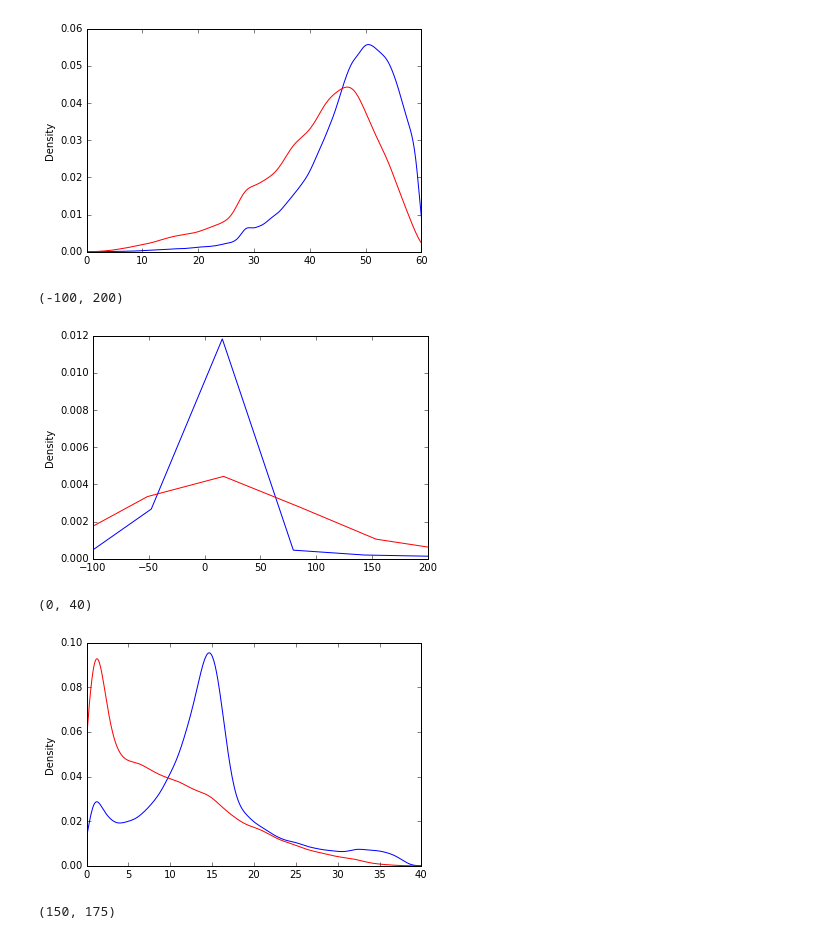
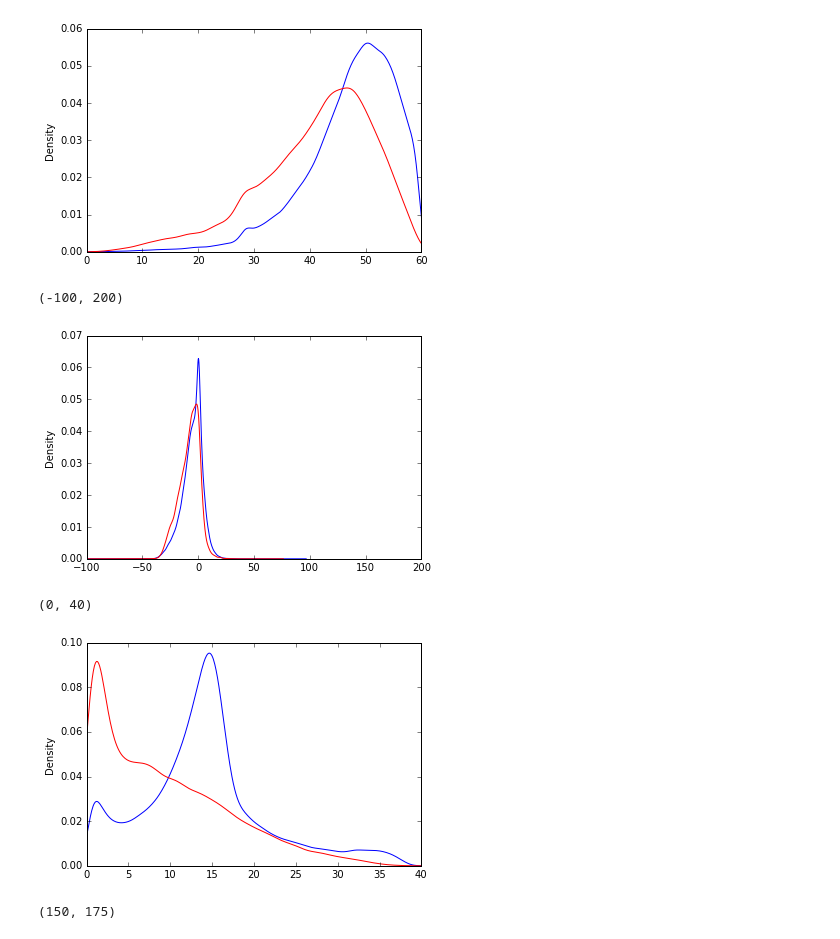
Before and after one commit to tiagoantao/data-science-teaching, a Jupyter notebook: notebooks/Filtering_Parameters.ipynb, the cells around one changed output. Saved outputs shown, nothing was run; the diff lists cells and outputs as text; code cells hidden in the pictures.

```diff
--- a/notebooks/Filtering_Parameters.ipynb
+++ b/notebooks/Filtering_Parameters.ipynb
@@ -156,7 +156,8 @@ for entry in store_3L.get_node('/3L/variants'):
 /3L/variants/svlen (EArray(2501730,), shuffle, zlib(1)) ''
 # %%
 annotations = ['AC', 'AF', 'AN', 'Coverage', 'DP', 'HRun', 'HaplotypeScore', 'InbreedingCoeff',
-              'MLEAC', 'MQ', 'MQ0', 'QD', 'QUAL', 'POS', 'FS']
+              'MLEAC', 'MQ', 'MQRankSum', 'MQ0',
+               'QD', 'QUAL', 'POS', 'FS', 'ReadPosRankSum']
 # %%
 def get_train(annotations, return_scaler=False, normalize=True, scale=True):
     train_X = []
@@ -261,12 +242,12 @@ ax.set_xlim(0, 60)
 [figure]
 # %%
 fig, ax = plt.subplots(1)
-train_raw[train_raw['OK'] == 1]['MQ0'].plot.kde(ax=ax)
-train_raw[train_raw['OK'] == 0]['MQ0'].plot.kde(ax=ax, c='r')
+train_raw[train_raw['OK'] == 1]['MQRankSum'].plot.kde(ax=ax)
+train_raw[train_raw['OK'] == 0]['MQRankSum'].plot.kde(ax=ax, c='r')
 ax.set_xlim(-100, 200)
 # %% [output]
 (-100, 200)
-[figure, old version]
+[figure, new version]
 # %%
 fig, ax = plt.subplots(1)
 train_raw[train_raw['OK'] == 1]['QD'].plot.kde(ax=ax)
@@ -274,7 +255,7 @@ train_raw[train_raw['OK'] == 0]['QD'].plot.kde(ax=ax, c='r')
 ax.set_xlim(0, 40)
 # %% [output]
 (0, 40)
-[figure, old version]
+[figure, new version]
 # %%
 fig, ax = plt.subplots(1)
 train_raw[train_raw['OK'] == 1]['AN'].plot.kde(ax=ax)
```
Also changed, not shown: parts of 37 cells of this notebook.
